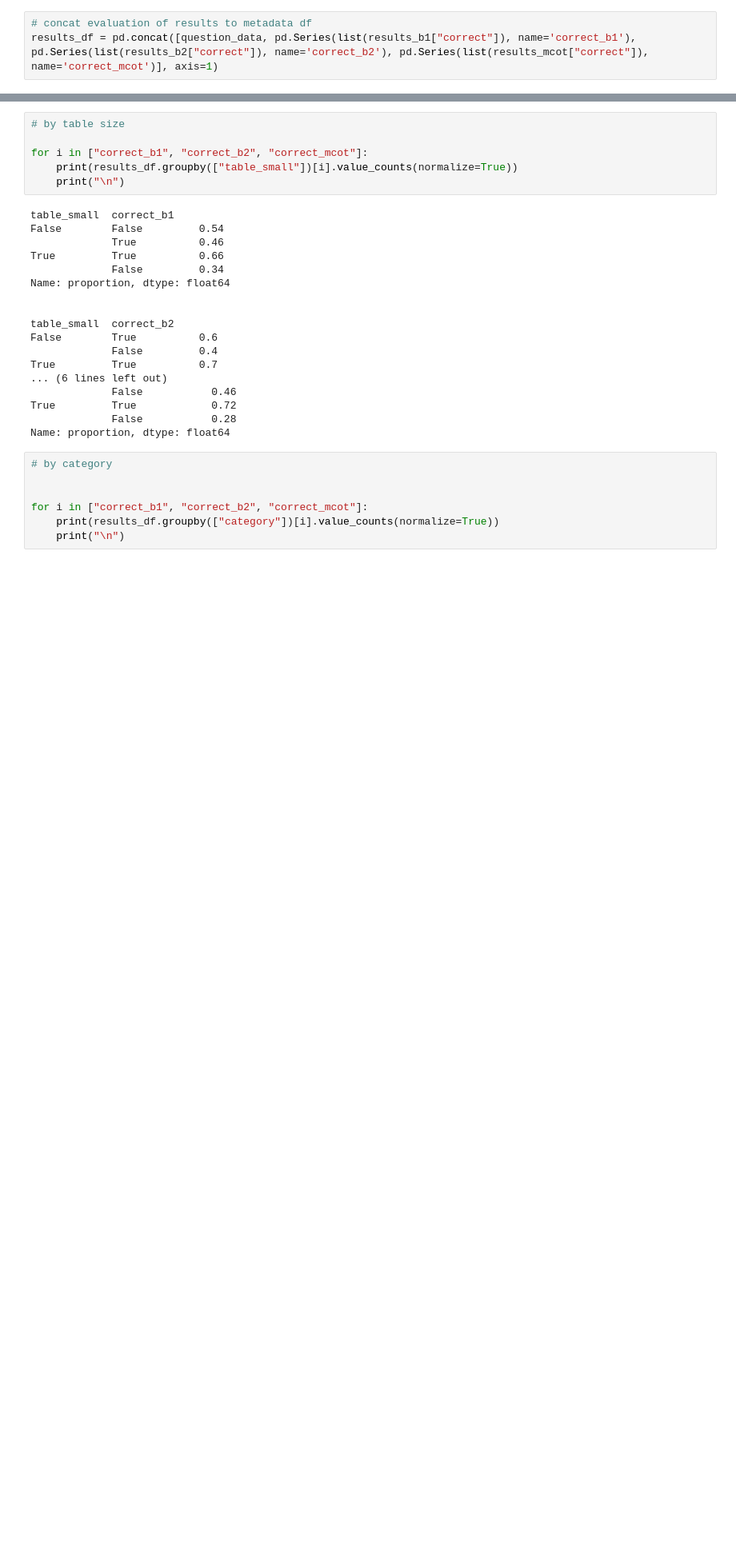
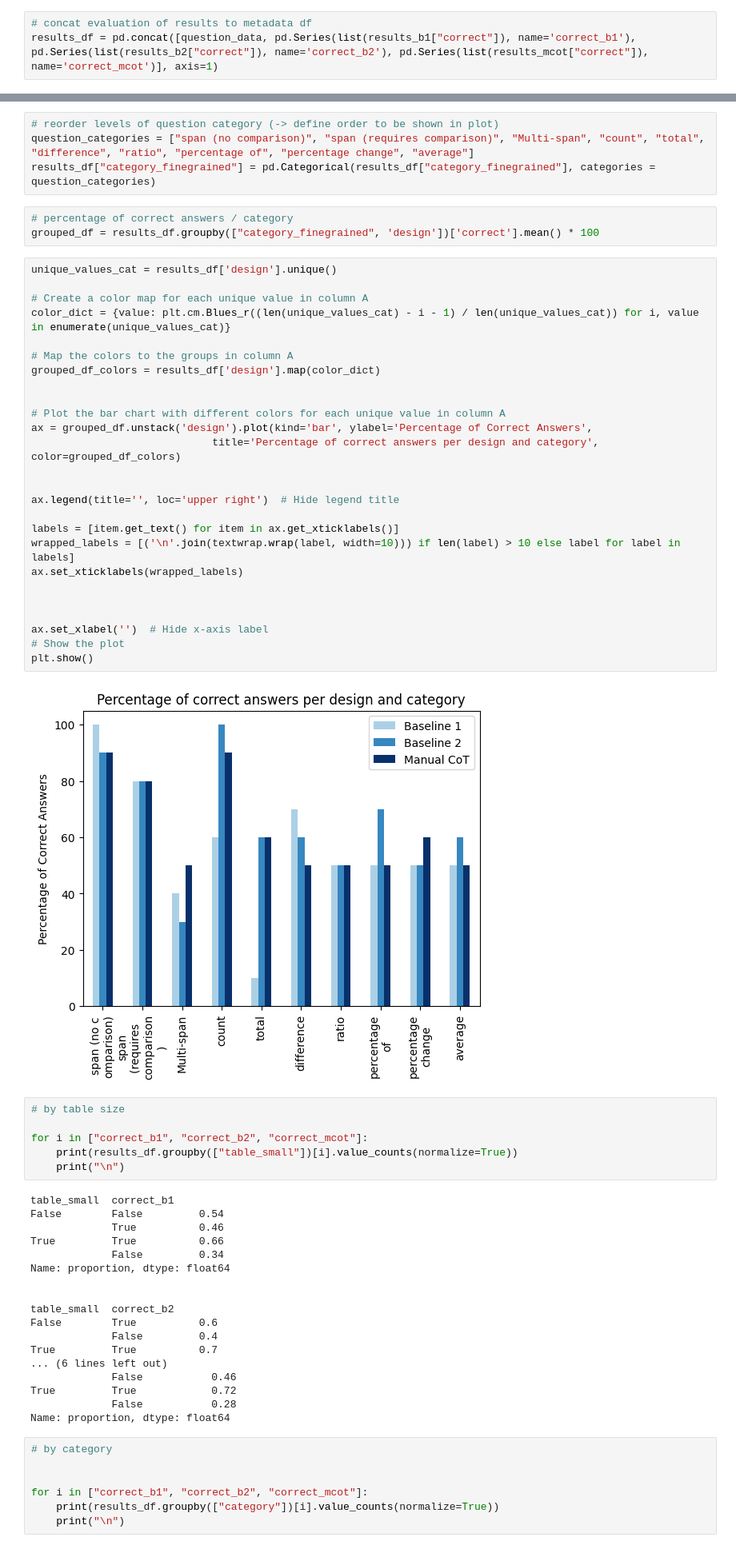
Before and after one commit to schlueter-m/llmSeminar, a Jupyter notebook: results_analysis.ipynb, the cells around one changed output, grey strips where cells are left out. Shown: that part at 80% size. Cells and saved outputs as stored; diff of their text form; blank space fills up the shorter version.

```diff
--- a/results_analysis.ipynb
+++ b/results_analysis.ipynb
@@ -44,3 +48,38 @@ Name: proportion, dtype: float64
+# %%
+# reorder levels of question category (-> define order to be shown in plot)
+question_categories = ["span (no comparison)", "span (requires comparison)", "Multi-span", "count", "total", "difference", "ratio", "percentage of", "percentage change", "average"]
+results_df["category_finegrained"] = pd.Categorical(results_df["category_finegrained"], categories = question_categories)
+# %%
+# percentage of correct answers / category
+grouped_df = results_df.groupby(["category_finegrained", 'design'])['correct'].mean() * 100
+# %%
+unique_values_cat = results_df['design'].unique()
+
+# Create a color map for each unique value in column A
+color_dict = {value: plt.cm.Blues_r((len(unique_values_cat) - i - 1) / len(unique_values_cat)) for i, value in enumerate(unique_values_cat)}
+
+# Map the colors to the groups in column A
+grouped_df_colors = results_df['design'].map(color_dict)
+
+
+# Plot the bar chart with different colors for each unique value in column A
+ax = grouped_df.unstack('design').plot(kind='bar', ylabel='Percentage of Correct Answers',
+                             title='Percentage of correct answers per design and category', color=grouped_df_colors)
+
+
+ax.legend(title='', loc='upper right')  # Hide legend title
+
+labels = [item.get_text() for item in ax.get_xticklabels()]
+wrapped_labels = [('\n'.join(textwrap.wrap(label, width=10))) if len(label) > 10 else label for label in labels]
+ax.set_xticklabels(wrapped_labels)
+
+
+
+ax.set_xlabel('')  # Hide x-axis label
+# Show the plot
+plt.show()
+# %% [output]
+[figure, added]
 # %%
 # by table size
 
```
Also changed, not shown: parts of 7 cells of this notebook, 3 other files.
